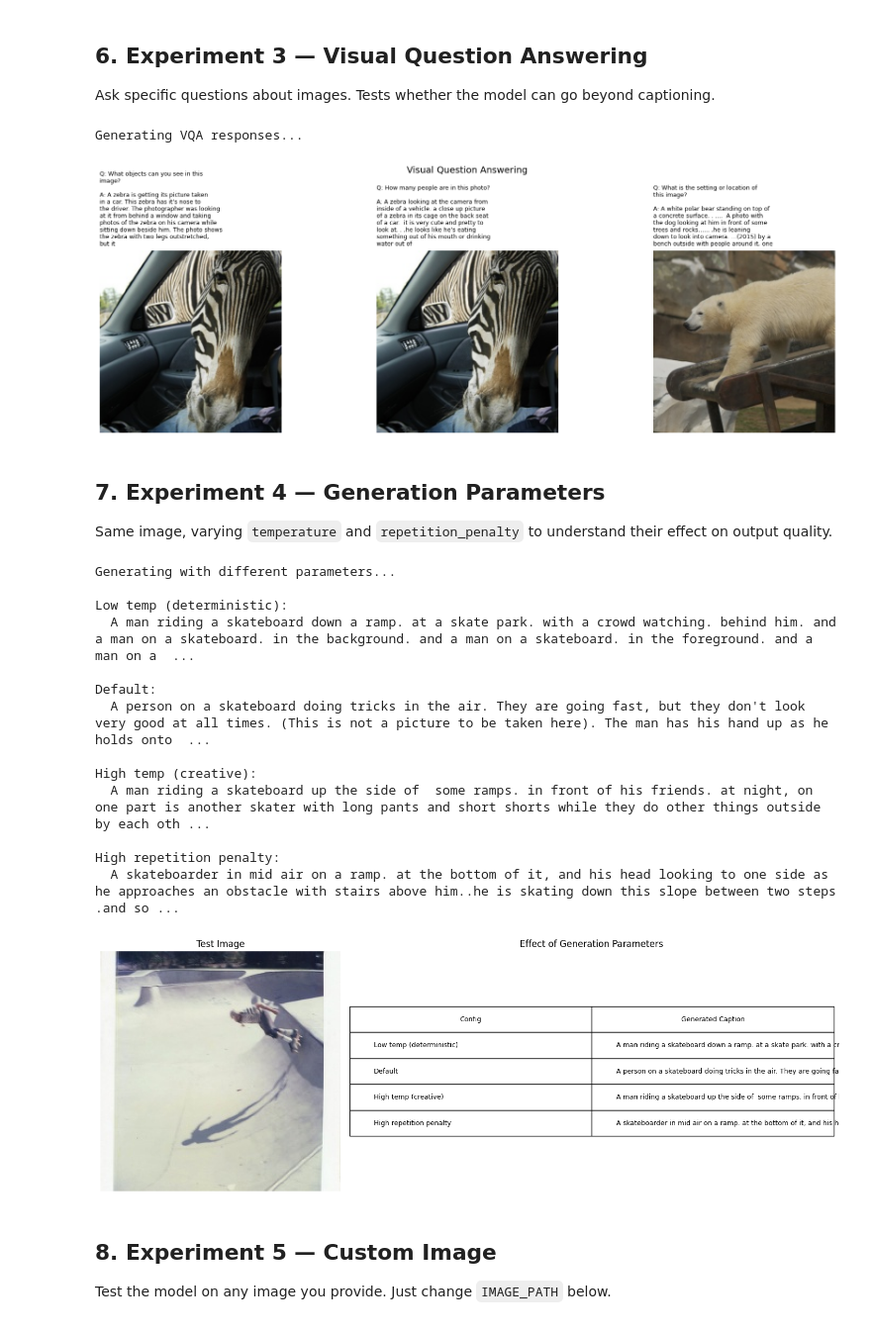
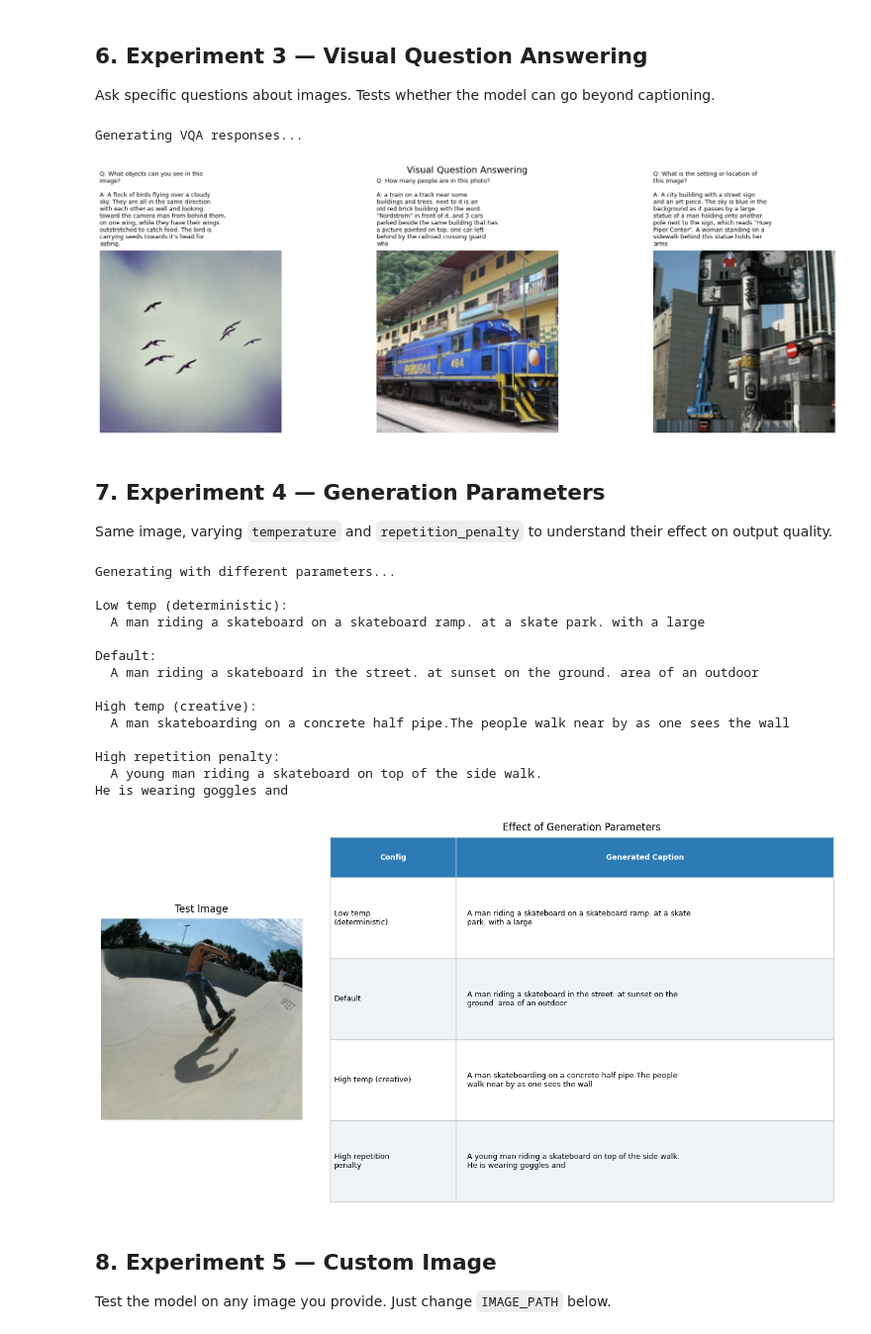
Before and after one commit to Rao-Aditya-127/BLIP-VLM, a Jupyter notebook: Experimentation/vlm_evaluation.ipynb, the cells around one changed output. Shown at 99% size. Saved outputs shown, nothing was run; the diff lists cells and outputs as text; code cells hidden in the pictures.

```diff
--- a/Experimentation/vlm_evaluation.ipynb
+++ b/Experimentation/vlm_evaluation.ipynb
@@ -243,7 +270,7 @@ Response: Sheep walk along a road in the wilderness. There are several on this s
 
 Ask specific questions about images. Tests whether the model can go beyond captioning.
 # %%
-images, gt_captions = load_mscoco_samples(n=3, shard="00002")
+images, gt_captions = load_mscoco_samples(n=3, shard="00010")
 
 # One question per image — edit these to match your images
 questions = [
@@ -268,13 +295,13 @@ plt.tight_layout()
 plt.show()
 # %% [output]
 Generating VQA responses...
-[figure, old version]
+[figure, new version]
 # %% [markdown]
 ## 7. Experiment 4 — Generation Parameters
 
 Same image, varying `temperature` and `repetition_penalty` to understand their effect on output quality.
 # %%
-images, _ = load_mscoco_samples(n=1, shard="00003")
+images, _ = load_mscoco_samples(n=1, shard="00055")
 test_image = images[0]
 
 configs = [
@@ -284,52 +311,80 @@ configs = [
     {"temperature": 0.7, "repetition_penalty": 1.5, "label": "High repetition penalty"},
 ]
 
+CONFIG_W   = 22
+RESPONSE_W = 58
+LINE_HEIGHT = 0.14
+
 print("Generating with different parameters...\n")
 
-fig, axes = plt.subplots(1, 2, figsize=(14, 5), gridspec_kw={"width_ratios": [1, 2]})
-axes[0].imshow(test_image)
-axes[0].axis("off")
-axes[0].set_title("Test Image")
-
-axes[1].axis("off")
-rows = []
+wrapped_rows = []
+row_heights  = []
 for cfg in configs:
     response = generate_caption(
         test_image,
         temperature=cfg["temperature"],
         repetition_penalty=cfg["repetition_penalty"],
+        max_new_tokens=20,
     )
-    rows.append([cfg["label"], response[:90] + "..." if len(response) > 90 else response])
     print(f"{cfg['label']}:\n  {response}\n")
+    wc = "\n".join(textwrap.wrap(cfg["label"], width=CONFIG_W))
+    wr = "\n".join(textwrap.wrap(response, width=RESPONSE_W))
+    wrapped_rows.append([wc, wr])
+    n_lines = max(wc.count("\n") + 1, wr.count("\n") + 1)
+    row_heights.append(LINE_HEIGHT * n_lines)
 
-table = axes[1].table(
-    cellText=rows,
+fig_h = max(4, sum(row_heights) + LINE_HEIGHT + 0.4)
+fig = plt.figure(figsize=(16, fig_h + 4))
+gs  = fig.add_gridspec(1, 2, width_ratios=[1, 2.5], wspace=0.08)
+
+ax_img   = fig.add_subplot(gs[0])
+ax_table = fig.add_subplot(gs[1])
+
+ax_img.imshow(test_image)
+ax_img.axis("off")
+ax_img.set_title("Test Image", fontsize=12, pad=8)
+
+ax_table.axis("off")
+table = ax_table.table(
+    cellText=wrapped_rows,
     colLabels=["Config", "Generated Caption"],
+    colWidths=[0.25, 0.75],
     cellLoc="left",
-    loc="center",
+    loc="upper center",
+    bbox=[0, 0, 1, 1],
 )
 table.auto_set_font_size(False)
 table.set_fontsize(9)
-table.scale(1, 2.5)
-axes[1].set_title("Effect of Generation Parameters")
 
-plt.tight_layout()
+for (row, col), cell in table.get_celld().items():
+    cell.PAD = 0.03
+    cell.set_edgecolor("#cccccc")
+    if row == 0:
+        cell.set_facecolor("#2c7bb6")
+        cell.set_text_props(color="white", fontweight="bold")
+        cell.set_height(LINE_HEIGHT)
+    else:
+        cell.set_facecolor("#f0f4f8" if row % 2 == 0 else "white")
+        cell.set_height(row_heights[row - 1])
+
+ax_table.set_title("Effect of Generation Parameters", fontsize=12, pad=8)
 plt.show()
 # %% [output]
 Generating with different parameters...
 
 Low temp (deterministic):
-  A man riding a skateboard down a ramp. at a skate park. with a crowd watching. behind him. and a man on a skateboard. in the background. and a man on a skateboard. in the foreground. and a man on a  ...
+  A man riding a skateboard on a skateboard ramp. at a skate park. with a large
 
 Default:
-  A person on a skateboard doing tricks in the air. They are going fast, but they don't look very good at all times. (This is not a picture to be taken here). The man has his hand up as he holds onto  ...
+  A man riding a skateboard in the street. at sunset on the ground. area of an outdoor
 
 High temp (creative):
-  A man riding a skateboard up the side of  some ramps. in front of his friends. at night, on one part is another skater with long pants and short shorts while they do other things outside by each oth ...
+  A man skateboarding on a concrete half pipe.The people walk near by as one sees the wall
 
 High repetition penalty:
-  A skateboarder in mid air on a ramp. at the bottom of it, and his head looking to one side as he approaches an obstacle with stairs above him..he is skating down this slope between two steps .and so ...
+  A young man riding a skateboard on top of the side walk.
+He is wearing goggles and
-[figure, old version]
+[figure, new version]
 # %% [markdown]
 ## 8. Experiment 5 — Custom Image
 
```
Also changed, not shown: parts of 4 cells of this notebook.
